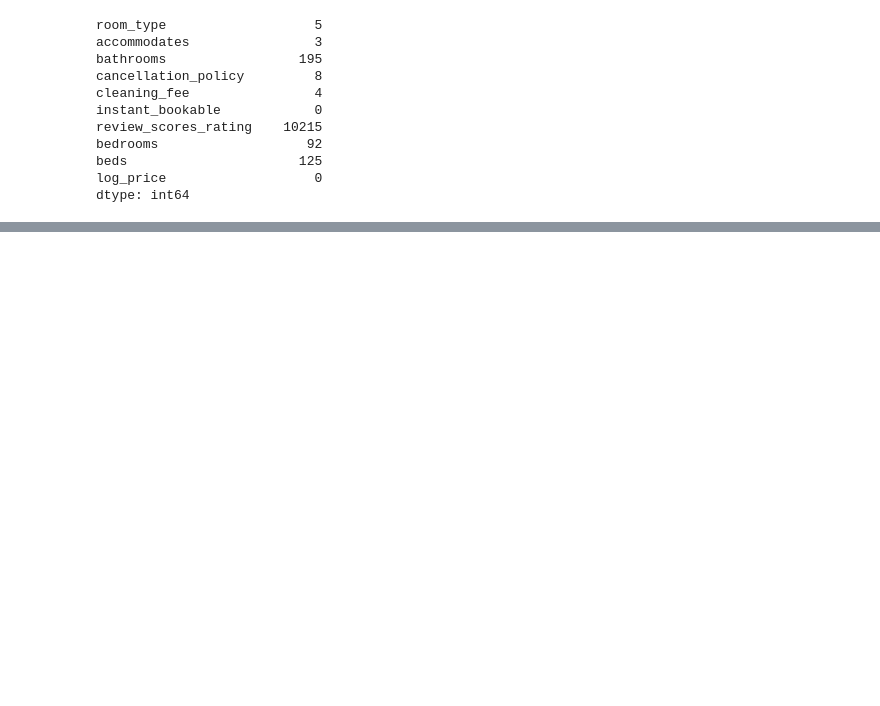
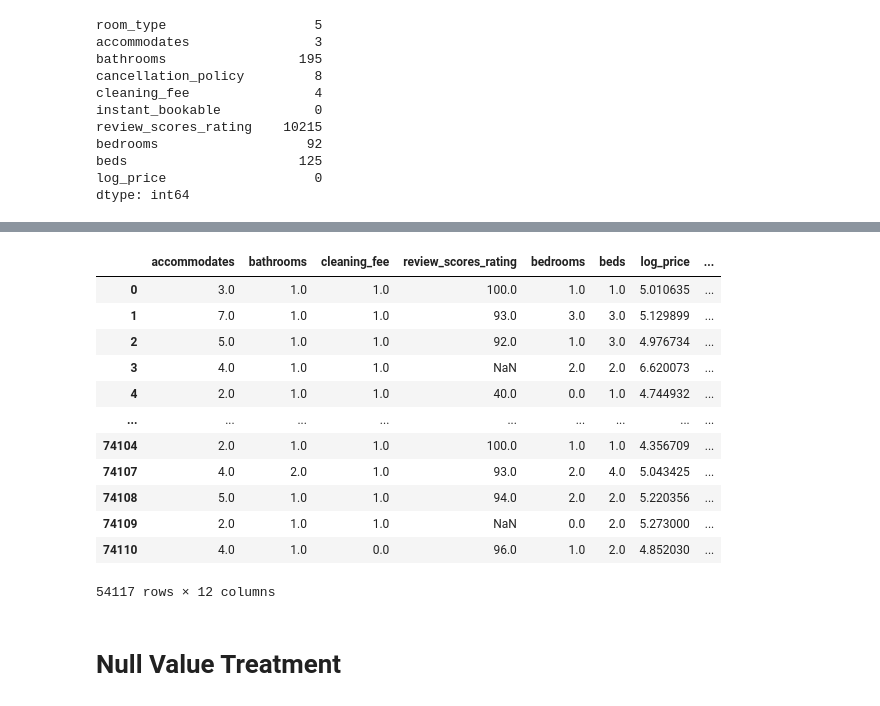
Before and after one commit to hanzla-mansuri/Exploring-Airbnb-Data, a Jupyter notebook: End to End Project.ipynb, the cells around one changed output, grey strips where cells are left out. Drawn from its saved outputs; the diff is of its cells as text; code cells hidden in the pictures; blank space fills up the shorter version.

```diff
--- a/End to End Project.ipynb
+++ b/End to End Project.ipynb
@@ -126,0 +184,18 @@ dtype: int64
+# %%
+df_2
+# %% [output]
+|  | accommodates | bathrooms | cleaning_fee | review_scores_rating | bedrooms | beds | log_price | ... |
+| 0 | 3.0 | 1.0 | 1.0 | 100.0 | 1.0 | 1.0 | 5.010635 | ... |
+| 1 | 7.0 | 1.0 | 1.0 | 93.0 | 3.0 | 3.0 | 5.129899 | ... |
+| 2 | 5.0 | 1.0 | 1.0 | 92.0 | 1.0 | 3.0 | 4.976734 | ... |
+| 3 | 4.0 | 1.0 | 1.0 | NaN | 2.0 | 2.0 | 6.620073 | ... |
+| 4 | 2.0 | 1.0 | 1.0 | 40.0 | 0.0 | 1.0 | 4.744932 | ... |
+| ... | ... | ... | ... | ... | ... | ... | ... | ... |
+| 74104 | 2.0 | 1.0 | 1.0 | 100.0 | 1.0 | 1.0 | 4.356709 | ... |
+| 74107 | 4.0 | 2.0 | 1.0 | 93.0 | 2.0 | 4.0 | 5.043425 | ... |
+| 74108 | 5.0 | 1.0 | 1.0 | 94.0 | 2.0 | 2.0 | 5.220356 | ... |
+| 74109 | 2.0 | 1.0 | 1.0 | NaN | 0.0 | 2.0 | 5.273000 | ... |
+| 74110 | 4.0 | 1.0 | 0.0 | 96.0 | 1.0 | 2.0 | 4.852030 | ... |
+54117 rows × 12 columns
+# %% [markdown]
+# Null Value Treatment
```
Also changed, not shown: parts of 53 cells of this notebook, 1 other file.
